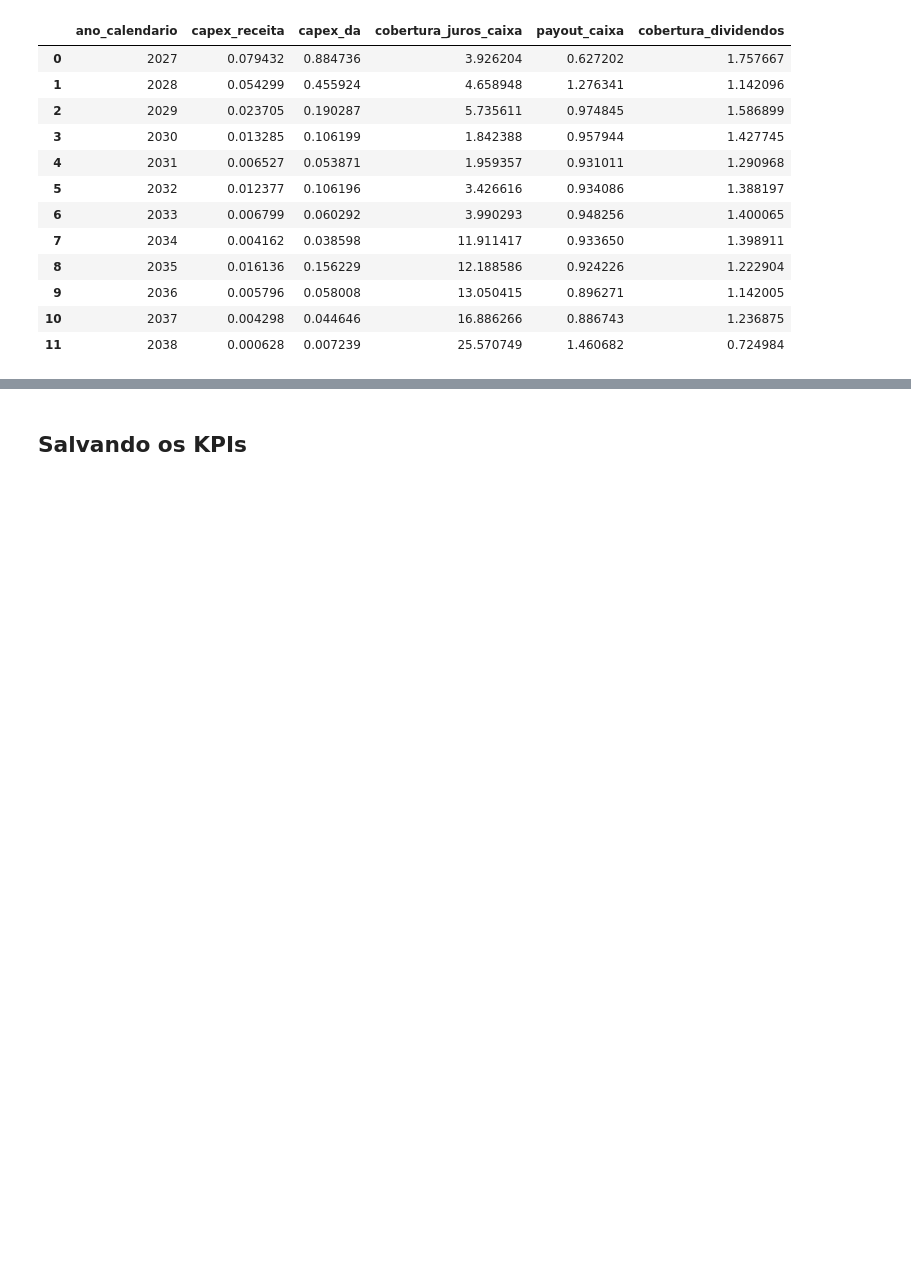
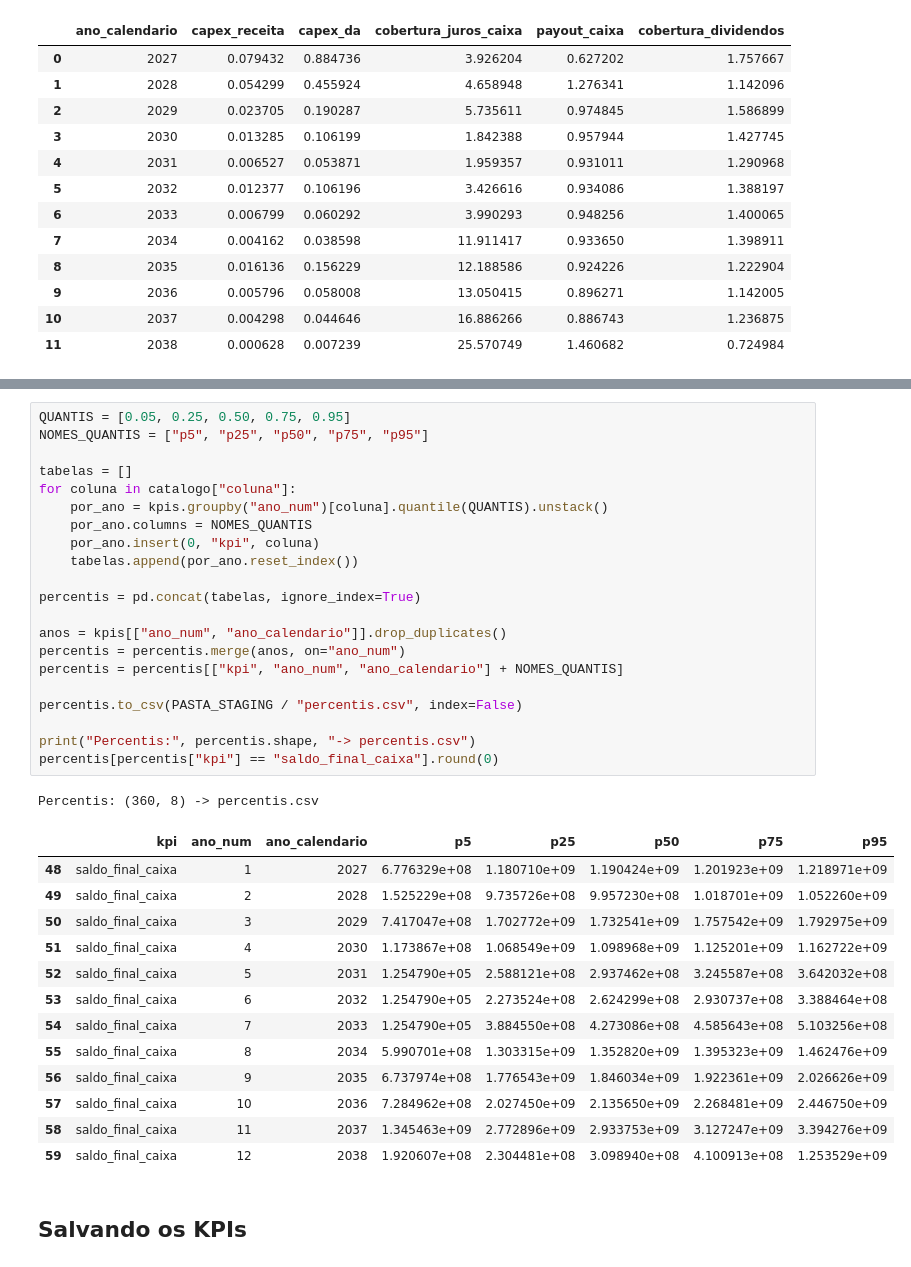
Before and after one commit to 2026-2-NCC4/Projeto7, a Jupyter notebook: src/Notebooks/kpis.ipynb, the cells around one changed output, grey strips where cells are left out. Cells and saved outputs as stored; diff of their text form; blank space fills up the shorter version.

Commit message:
catalogos para o dashboard

```diff
--- a/src/Notebooks/kpis.ipynb
+++ b/src/Notebooks/kpis.ipynb
@@ -287,3 +373,39 @@ kpis[kpis["cenario"] == "Cen_00001"][colunas_bloco]
+# %%
+QUANTIS = [0.05, 0.25, 0.50, 0.75, 0.95]
+NOMES_QUANTIS = ["p5", "p25", "p50", "p75", "p95"]
+
+tabelas = []
+for coluna in catalogo["coluna"]:
+    por_ano = kpis.groupby("ano_num")[coluna].quantile(QUANTIS).unstack()
+    por_ano.columns = NOMES_QUANTIS
+    por_ano.insert(0, "kpi", coluna)
+    tabelas.append(por_ano.reset_index())
+
+percentis = pd.concat(tabelas, ignore_index=True)
+
+anos = kpis[["ano_num", "ano_calendario"]].drop_duplicates()
+percentis = percentis.merge(anos, on="ano_num")
+percentis = percentis[["kpi", "ano_num", "ano_calendario"] + NOMES_QUANTIS]
+
+percentis.to_csv(PASTA_STAGING / "percentis.csv", index=False)
+
+print("Percentis:", percentis.shape, "-> percentis.csv")
+percentis[percentis["kpi"] == "saldo_final_caixa"].round(0)
+# %% [output]
+Percentis: (360, 8) -> percentis.csv
+|  | kpi | ano_num | ano_calendario | p5 | p25 | p50 | p75 | p95 |
+| 48 | saldo_final_caixa | 1 | 2027 | 6.776329e+08 | 1.180710e+09 | 1.190424e+09 | 1.201923e+09 | 1.218971e+09 |
+| 49 | saldo_final_caixa | 2 | 2028 | 1.525229e+08 | 9.735726e+08 | 9.957230e+08 | 1.018701e+09 | 1.052260e+09 |
+| 50 | saldo_final_caixa | 3 | 2029 | 7.417047e+08 | 1.702772e+09 | 1.732541e+09 | 1.757542e+09 | 1.792975e+09 |
+| 51 | saldo_final_caixa | 4 | 2030 | 1.173867e+08 | 1.068549e+09 | 1.098968e+09 | 1.125201e+09 | 1.162722e+09 |
+| 52 | saldo_final_caixa | 5 | 2031 | 1.254790e+05 | 2.588121e+08 | 2.937462e+08 | 3.245587e+08 | 3.642032e+08 |
+| 53 | saldo_final_caixa | 6 | 2032 | 1.254790e+05 | 2.273524e+08 | 2.624299e+08 | 2.930737e+08 | 3.388464e+08 |
+| 54 | saldo_final_caixa | 7 | 2033 | 1.254790e+05 | 3.884550e+08 | 4.273086e+08 | 4.585643e+08 | 5.103256e+08 |
+| 55 | saldo_final_caixa | 8 | 2034 | 5.990701e+08 | 1.303315e+09 | 1.352820e+09 | 1.395323e+09 | 1.462476e+09 |
+| 56 | saldo_final_caixa | 9 | 2035 | 6.737974e+08 | 1.776543e+09 | 1.846034e+09 | 1.922361e+09 | 2.026626e+09 |
+| 57 | saldo_final_caixa | 10 | 2036 | 7.284962e+08 | 2.027450e+09 | 2.135650e+09 | 2.268481e+09 | 2.446750e+09 |
+| 58 | saldo_final_caixa | 11 | 2037 | 1.345463e+09 | 2.772896e+09 | 2.933753e+09 | 3.127247e+09 | 3.394276e+09 |
+| 59 | saldo_final_caixa | 12 | 2038 | 1.920607e+08 | 2.304481e+08 | 3.098940e+08 | 4.100913e+08 | 1.253529e+09 |
 # %% [markdown]
 ## Salvando os KPIs
 # %%
```
Also changed, not shown: parts of 4 cells of this notebook, 3 other files.
